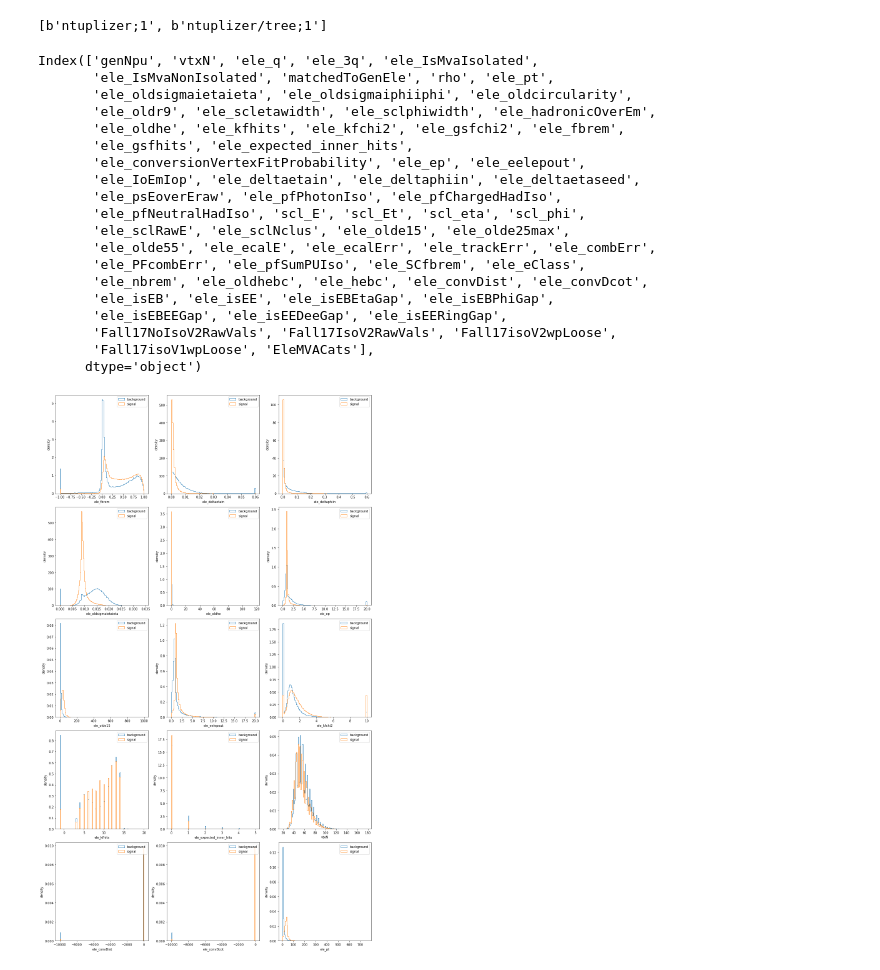
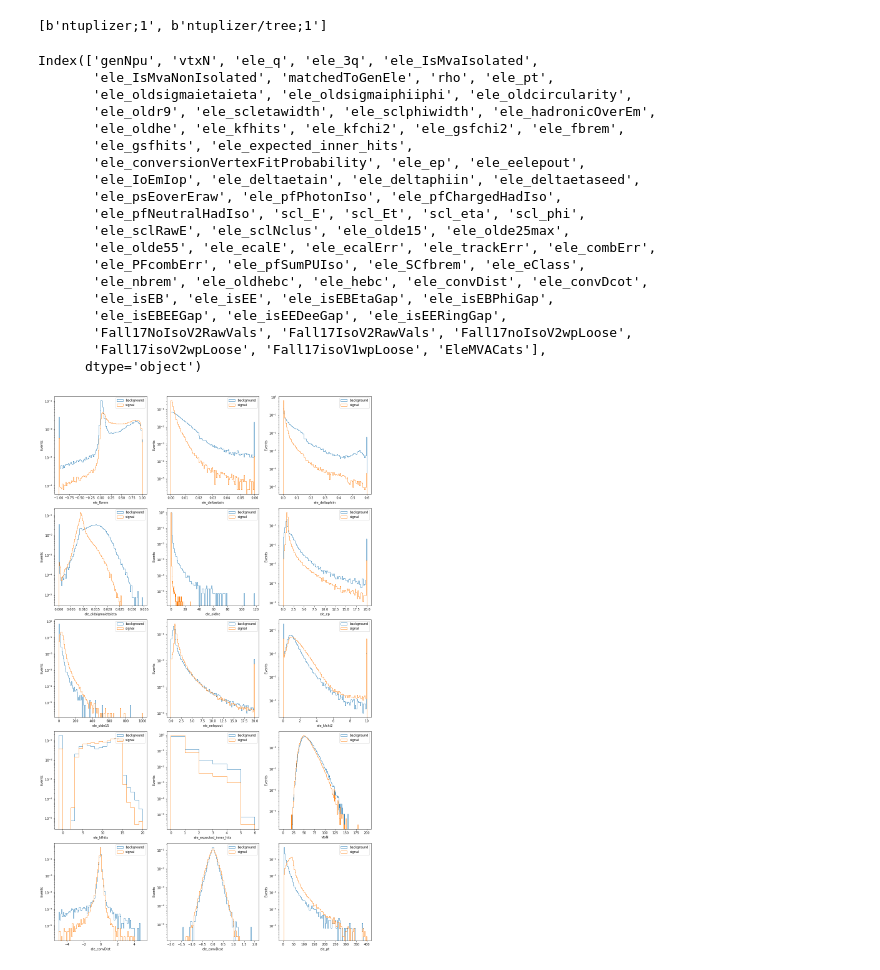
Before and after one commit to a-kapoor/Run3PFEGammaID, a Jupyter notebook: ElectronMVA.py.ipynb, the cells around one changed output. Cells and saved outputs as stored; diff of their text form; code cells hidden in the pictures.

```diff
--- a/ElectronMVA.py.ipynb
+++ b/ElectronMVA.py.ipynb
@@ -25,7 +25,7 @@ unneccesary_columns = ['ele_index',
        'Spring16HZZV1RawVals', 'Fall17NoIsoV2Vals',
        'Fall17IsoV2Vals', 'Fall17IsoV1Vals',
        'Fall17NoIsoV1Vals', 'Spring16GPV1wp80', 'Spring16GPV1wp90',
-       'Spring16HZZV1wpLoose', 'Fall17noIsoV2wp80', 'Fall17noIsoV2wpLoose',
+       'Spring16HZZV1wpLoose', 'Fall17noIsoV2wp80',
        'Fall17noIsoV2wp90', 'Fall17isoV2wpHZZ', 'Fall17isoV2wp80',
        'Fall17isoV2wp90', 'Fall17noIsoV1wp90',
        'Fall17noIsoV1wp80', 'Fall17noIsoV1wpLoose', 'Fall17isoV1wp90',
@@ -58,8 +58,8 @@ Index(['genNpu', 'vtxN', 'ele_q', 'ele_3q', 'ele_IsMvaIsolated',
        'ele_nbrem', 'ele_oldhebc', 'ele_hebc', 'ele_convDist', 'ele_convDcot',
        'ele_isEB', 'ele_isEE', 'ele_isEBEtaGap', 'ele_isEBPhiGap',
        'ele_isEBEEGap', 'ele_isEEDeeGap', 'ele_isEERingGap',
-       'Fall17NoIsoV2RawVals', 'Fall17IsoV2RawVals', 'Fall17isoV2wpLoose',
-       'Fall17isoV1wpLoose', 'EleMVACats'],
+       'Fall17NoIsoV2RawVals', 'Fall17IsoV2RawVals', 'Fall17noIsoV2wpLoose',
+       'Fall17isoV2wpLoose', 'Fall17isoV1wpLoose', 'EleMVACats'],
       dtype='object')
 # %%
 import numpy as np
@@ -67,63 +67,64 @@ import numpy as np
 df = df.query("matchedToGenEle != 2")
 df.loc[df["matchedToGenEle"] != 1, "matchedToGenEle"] = 0
 
+df = df.query("abs(scl_eta) < 2.5")
+df = df.query("ele_pt >= 5")
+
 df_barrel = df.query("abs(scl_eta) < 1.48")
 df_endcap = df.query("abs(scl_eta) > 1.57")
-
-df = df.query("abs(scl_eta) < 2.5")
-df = df.query("ele_pt >= 0")
 # %%
 import matplotlib.pyplot as plt
+import matplotlib as mpl
+mpl.rcParams['figure.dpi'] = 300
 
 def get_label(name):
     if name == 0:
         return "background"
     else:
         return "signal"
-
-def plot_electrons(df, column, bins, logscale=False, ax=None, title=None, linestyle='-'):
+def plot_electrons(df, column, bins, logscale=False, ax=None, title=None, linestyle='-',alpha=1.0):
     if ax is None:
         ax = plt.gca()
     for name, group in df.groupby("matchedToGenEle"):
-        group[column].plot.hist(bins=bins, histtype="step", label=get_label(name), ax=ax,
-                                density=True, linestyle=linestyle)
-    ax.set_ylabel("density")
+        group[column].plot.hist(bins=bins, histtype='step', alpha=alpha, label=get_label(name), ax=ax,
+                                density=False, linestyle=linestyle, weights = np.ones_like(group[column]) / len(group[column]))
+        ax.set_ylabel("Events")
     ax.set_xlabel(column)
     ax.legend()
     ax.set_title(title)
-    if logscale:
-        ax.set_yscale("log", nonposy='clip')
+    #if logscale:
+    ax.set_yscale("log", nonposy='clip')
 # %%
 fig, axes = plt.subplots(5, 3, figsize=(15, 25))
 
 
 #plot_electrons(df_barrel, "ele_fbrem", np.linspace(0, 100, 200), ax=axes[0,0])
 
 plot_electrons(df_barrel, "ele_fbrem", 100, ax=axes[0,0])
 plot_electrons(df_barrel, "ele_deltaetain", 100, ax=axes[0,1])
 plot_electrons(df_barrel, "ele_deltaphiin", 100, ax=axes[0,2])
 
 plot_electrons(df_barrel, "ele_oldsigmaietaieta", 100, ax=axes[1,0])
 plot_electrons(df_barrel, "ele_oldhe", 100, ax=axes[1,1])
 plot_electrons(df_barrel, "ele_ep", 100, ax=axes[1,2])
 
 plot_electrons(df_barrel, "ele_olde15", 100, ax=axes[2,0])
 plot_electrons(df_barrel, "ele_eelepout", 100, ax=axes[2,1])
 plot_electrons(df_barrel, "ele_kfchi2", 100, ax=axes[2,2])
 
-plot_electrons(df_barrel, "ele_kfhits", 100, ax=axes[3,0])
-plot_electrons(df_barrel, "ele_expected_inner_hits", 100, ax=axes[3,1])
-plot_electrons(df_barrel, "vtxN", 100, ax=axes[3,2])
+plot_electrons(df_barrel, "ele_kfhits", np.linspace(-1, 20, 22), ax=axes[3,0])
+plot_electrons(df_barrel, "ele_expected_inner_hits",np.linspace(0, 6, 7) , ax=axes[3,1])
+plot_electrons(df_barrel, "vtxN", np.linspace(0, 200, 201), ax=axes[3,2])
 
-plot_electrons(df_barrel, "ele_convDist", 100, ax=axes[4,0])
-plot_electrons(df_barrel, "ele_convDcot", 100, ax=axes[4,1])
-plot_electrons(df_barrel, "ele_pt", 100, ax=axes[4,2])
+plot_electrons(df_barrel, "ele_convDist", np.linspace(-5, 5, 101), ax=axes[4,0])
+plot_electrons(df_barrel, "ele_convDcot", np.linspace(-2, 2, 101), ax=axes[4,1])
+plot_electrons(df_barrel, "ele_pt", np.linspace(0, 400, 101), ax=axes[4,2])
 
 
 fig.tight_layout()
 plt.show()
 # %% [output]
-[figure, old version]
+[figure, new version]
 # %%
 fig, axes = plt.subplots(5, 3, figsize=(15, 25))
 #plot_electrons(df_endcap, "ele_pt", np.linspace(0, 100, 200), ax=axes[0,0])
```
Also changed, not shown: parts of 9 cells of this notebook, 2 other files.
